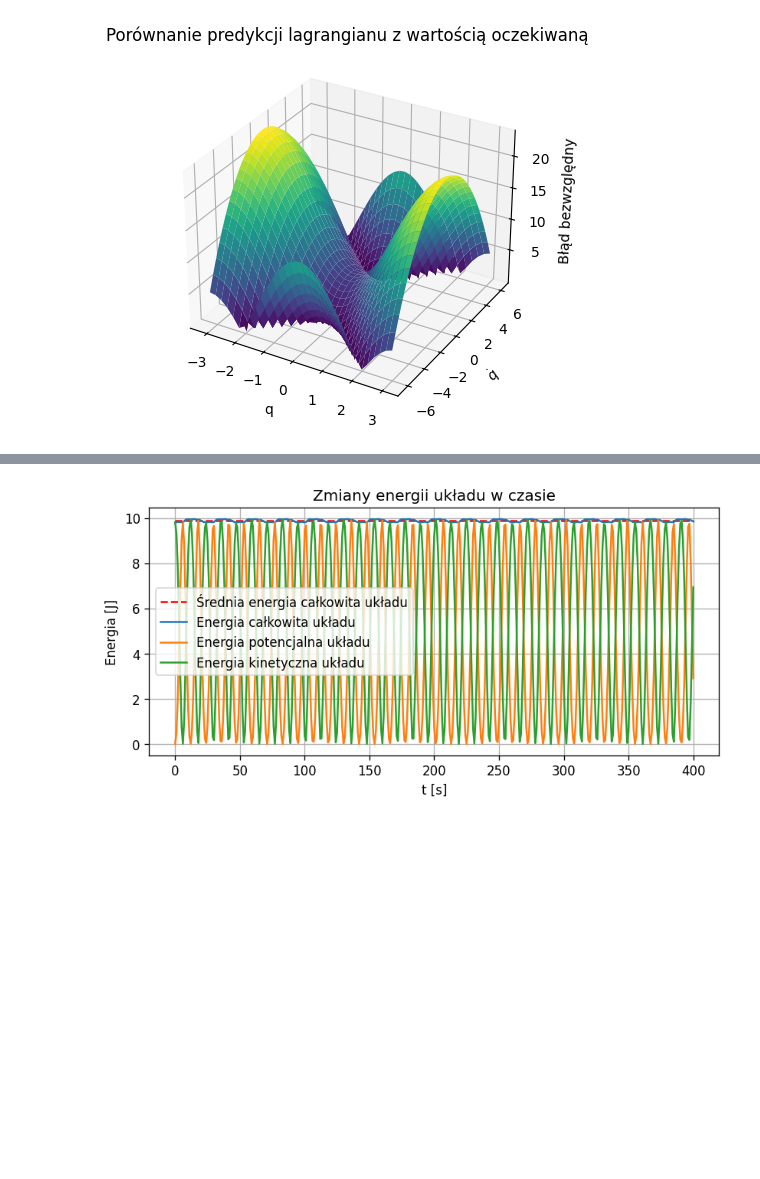
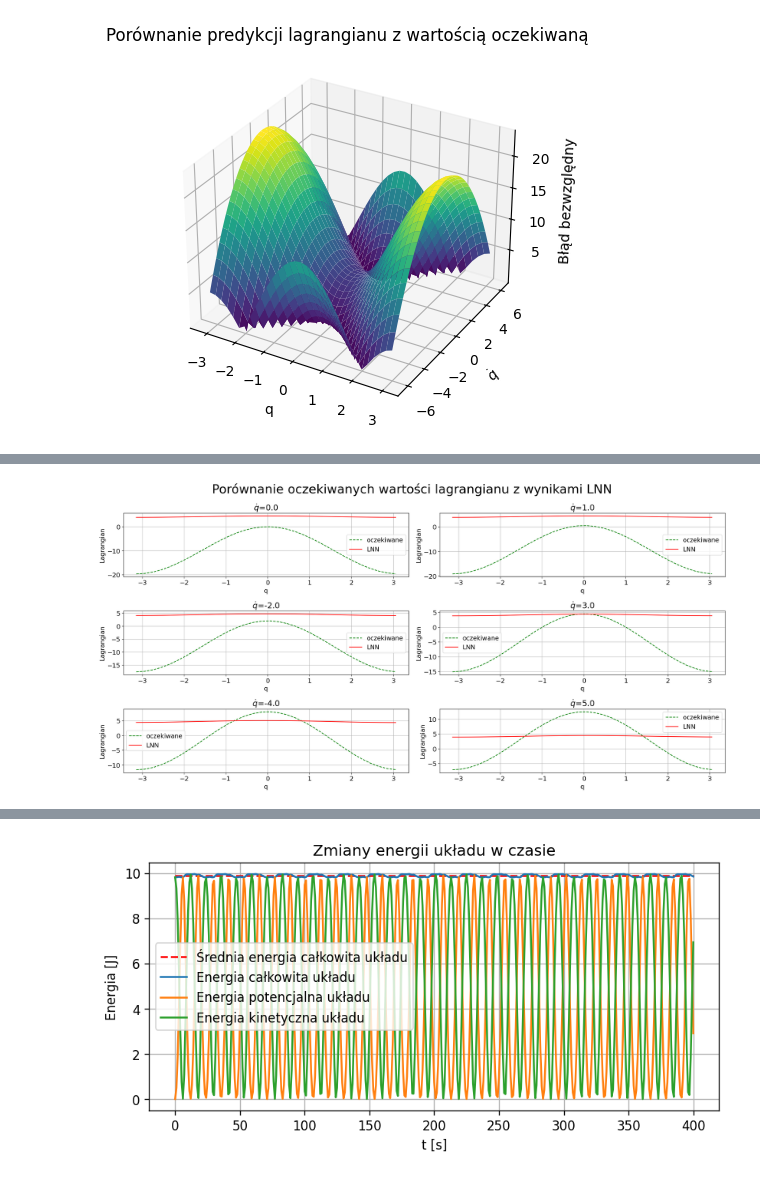
Before and after one commit to BartekFurmanek/LNN, a Jupyter notebook: LNN.ipynb, the cells around one changed output, grey strips where cells are left out. Cells and saved outputs as stored; diff of their text form; code cells hidden in the pictures; blank space fills up the shorter version.

```diff
--- a/LNN.ipynb
+++ b/LNN.ipynb
@@ -610,3 +617,36 @@ plt.show()
+# %%
+q=jnp.arange(-1*np.pi, np.pi, 0.2, dtype=jnp.float32)
+q_t=jnp.array([0,1,-2,3,-4,5], dtype=jnp.float32)
+
+
+Lagrangian_true = np.zeros([len(q), len(q_t)],dtype=jnp.float32)
+Lagrangian_pred = np.zeros([len(q), len(q_t)],dtype=jnp.float32)
+
+for i in range (len(q)):
+    for j in range(len(q_t)):
+        Lagrangian_true[i,j] = jax.device_get(lagrangian_analitical(q[i], q_t[j], 1, 1, 9.81)).item()    #Wartość rzczywista
+        Lagrangian_pred[i,j] = jax.device_get(nn_forward_fn(params, jnp.array([q[i], q_t[j]]))).item()   #Wyestymowana wartość
+
+
+
+#WIZUALIZACJA
+fig, axes = plt.subplots(3, 2, figsize=(20, 10), dpi=120)
+for i, ax in enumerate(axes.flat):
+    ax.plot(q, Lagrangian_true[:, i], 'g--', label='oczekiwane')
+    ax.plot(q, Lagrangian_pred[:, i], 'r', label='LNN')
+    ax.set_xlabel('q', fontsize=14)
+    ax.set_ylabel('Lagrangian', fontsize=14)
+    ax.set_title('$\dot q$='+str(q_t[i]), fontsize=18)
+    ax.legend()
+    ax.grid()
+
+
+fig.suptitle('Porównanie oczekiwanych wartości lagrangianu z wynikami LNN', fontsize=28)
+
+
+plt.tight_layout()
+# %% [output]
+[figure, added]
 # %%
 
 #Funkcja wyznaczająca trajektorię ruchu przy użyciu Lagrangianu zamodlowanego za pomocą sieci neuronowej
```
Also changed, not shown: parts of 8 cells of this notebook.
